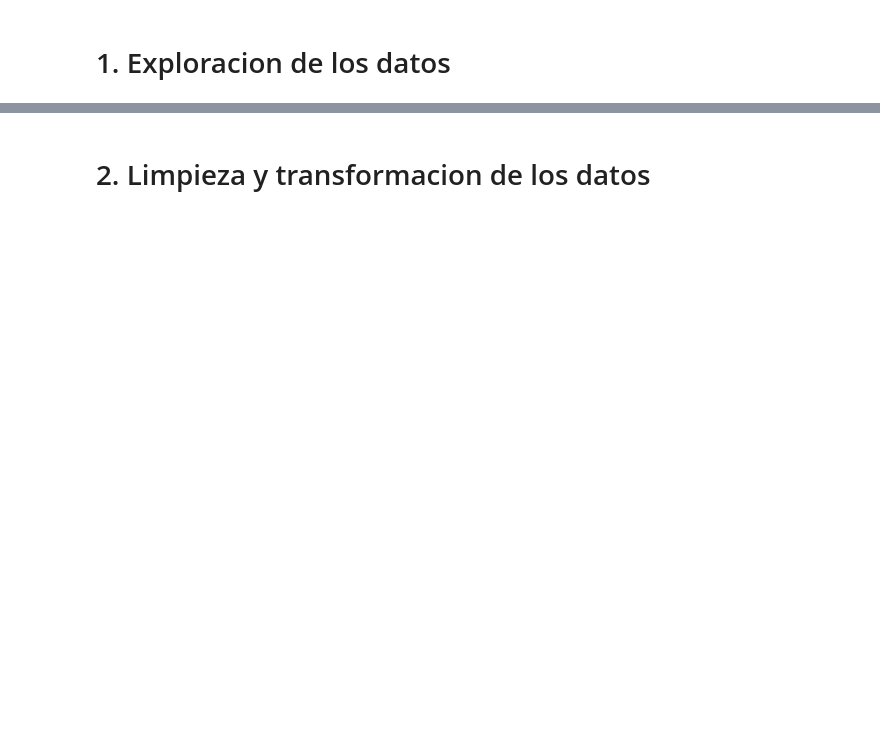
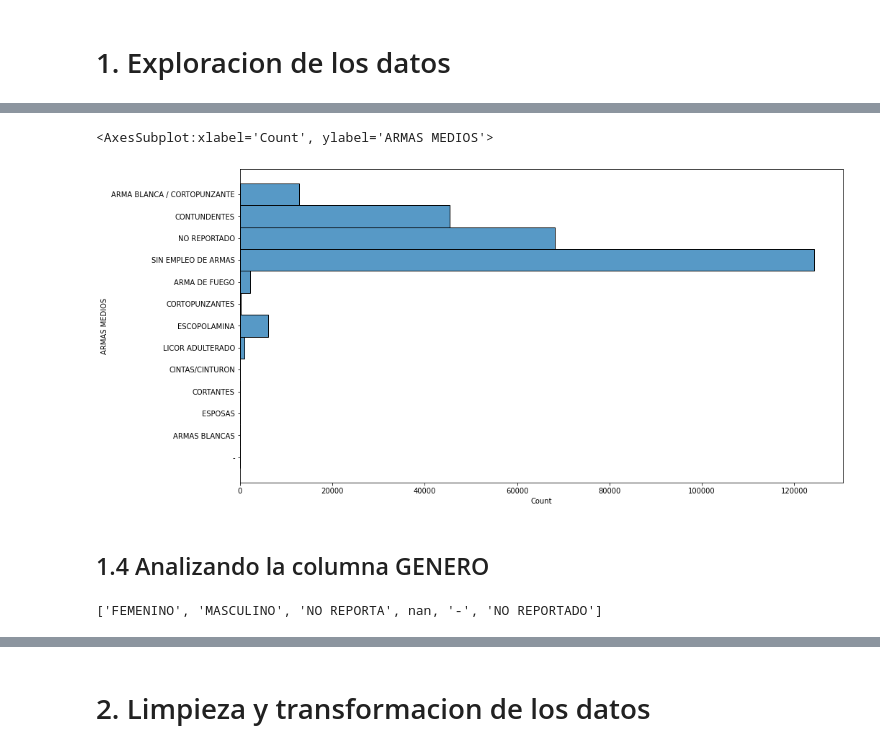
Before and after one commit to CristianCristanchoT/Analisis-de-datos-relacionados-a-crimenes-en-Colombia, a Jupyter notebook: Notebooks/1_Exploracion_y_limpieza_de_datos/Delitos sexuales.ipynb, the cells around one changed output, grey strips where cells are left out. Cells and saved outputs as stored; diff of their text form; code cells hidden in the pictures; blank space fills up the shorter version.

```diff
--- a/Notebooks/1_Exploracion_y_limpieza_de_datos/Delitos sexuales.ipynb
+++ b/Notebooks/1_Exploracion_y_limpieza_de_datos/Delitos sexuales.ipynb
@@ -7,0 +129,12 @@ import numpy as np
+# %%
+plt.figure(figsize=(15,8))
+sns.histplot(data=delitos_sexuales_df, y="ARMAS MEDIOS")
+# %% [output]
+<AxesSubplot:xlabel='Count', ylabel='ARMAS MEDIOS'>
+[figure, added]
+# %% [markdown]
+## 1.4 Analizando la columna GENERO
+# %%
+list(delitos_sexuales_df['GENERO'].unique())
+# %% [output]
+['FEMENINO', 'MASCULINO', 'NO REPORTA', nan, '-', 'NO REPORTADO']
```
Also changed, not shown: parts of 33 cells of this notebook, 3 other files.
